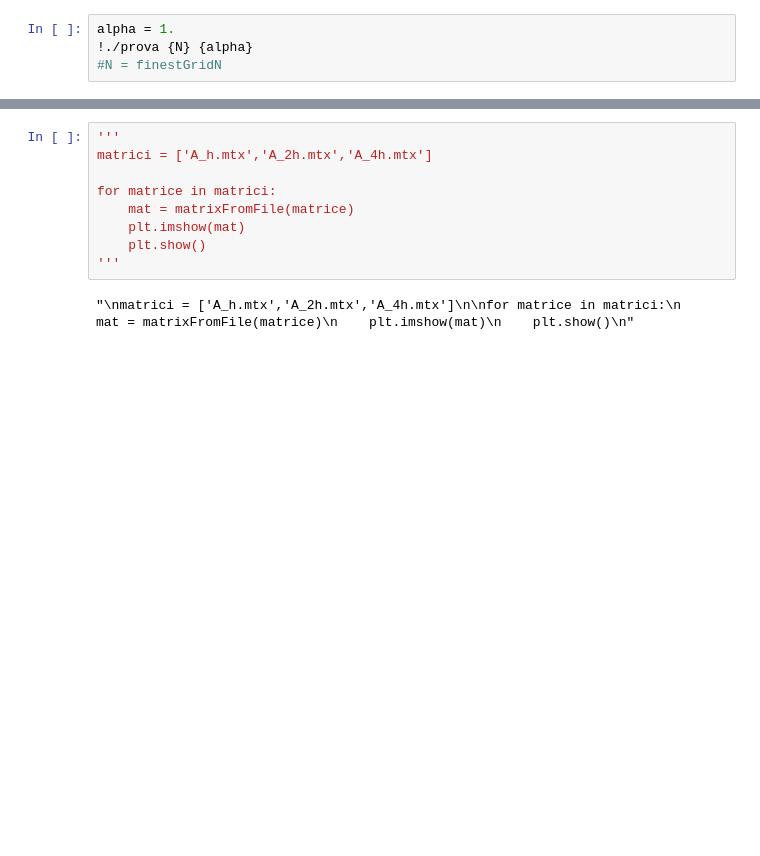
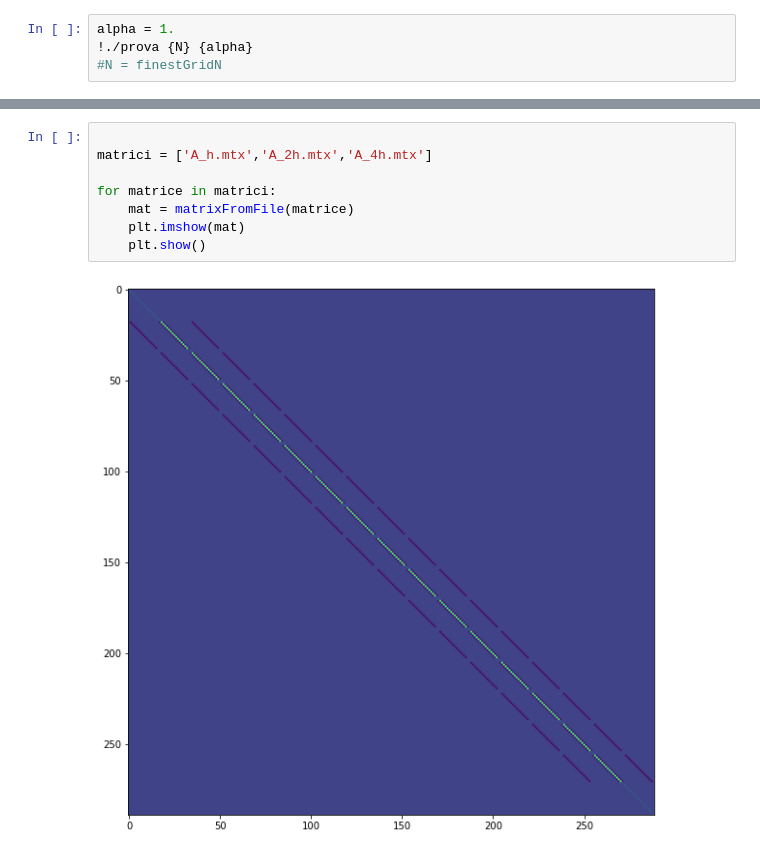
Before and after one commit to AMSC22-23/MultiGrid-Untila-Cecchettini-Capoferri, a Jupyter notebook: classes/test.ipynb, the cells around one changed output, grey strips where cells are left out. Drawn from its saved outputs; the diff is of its cells as text; blank space fills up the shorter version.

```diff
--- a/classes/test.ipynb
+++ b/classes/test.ipynb
@@ -83,11 +83,10 @@ plt.show()
 # %%
-'''
+
 matrici = ['A_h.mtx','A_2h.mtx','A_4h.mtx']
 
 for matrice in matrici:
     mat = matrixFromFile(matrice)
     plt.imshow(mat)
     plt.show()
-'''
 # %% [output]
-"\nmatrici = ['A_h.mtx','A_2h.mtx','A_4h.mtx']\n\nfor matrice in matrici:\n    mat = matrixFromFile(matrice)\n    plt.imshow(mat)\n    plt.show()\n"
+[figure, added]
```
Also changed, not shown: parts of 4 cells of this notebook, 4 other files.
